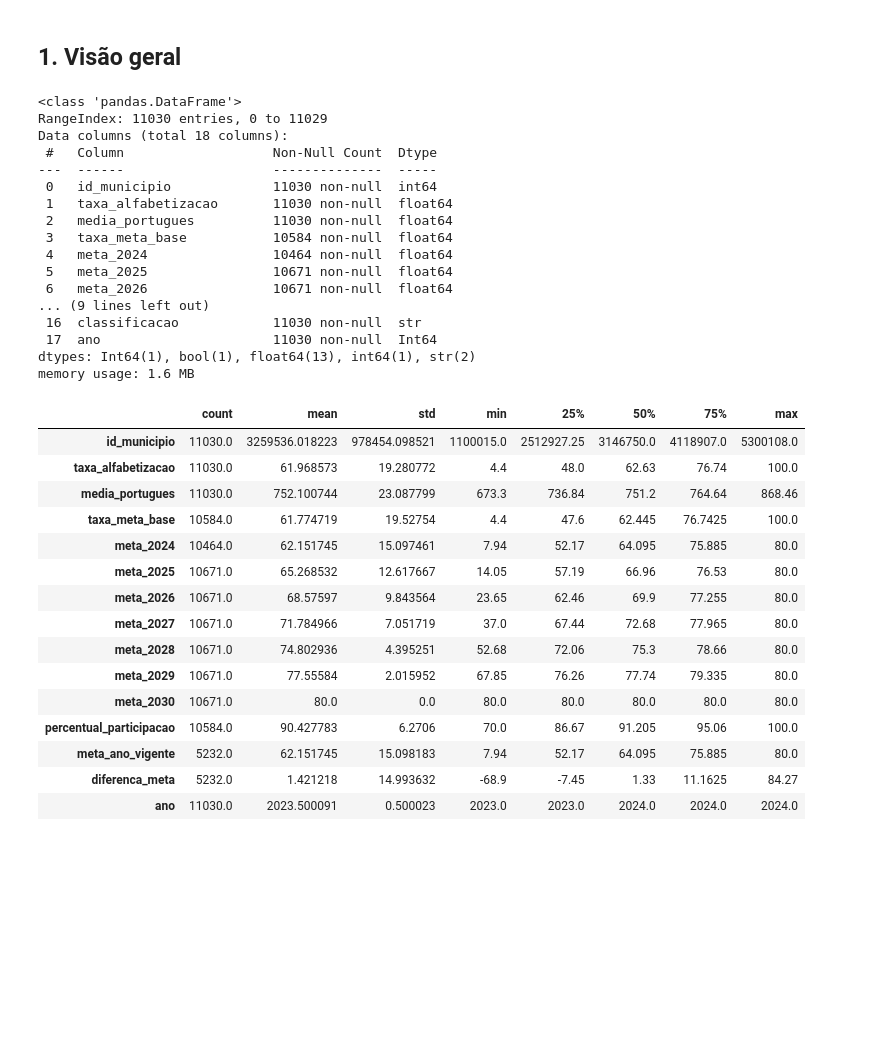
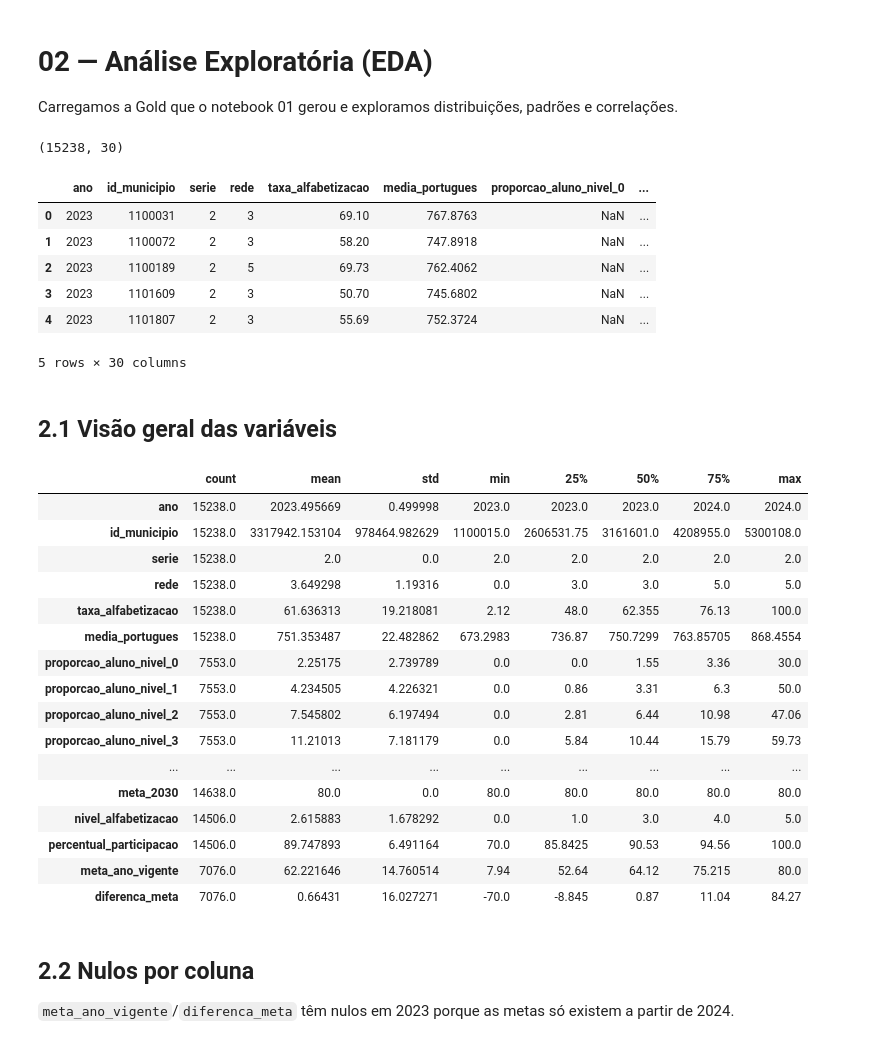
Before and after one commit to gabi-lopes/1IAST-Tech-Challenge-Fase3, a Jupyter notebook: notebooks/02_eda.ipynb, the cells around one changed output. Saved outputs shown, nothing was run; the diff lists cells and outputs as text; code cells hidden in the pictures; blank space fills up the shorter version.

```diff
--- a/notebooks/02_eda.ipynb
+++ b/notebooks/02_eda.ipynb
@@ -59,42 +1,53 @@ Gold: (11030, 18) | anos: [np.int64(2023), np.int64(2024)]
+# %% [markdown]
+# 02 — Análise Exploratória (EDA)
+
+Carregamos a Gold que o notebook 01 gerou e exploramos distribuições, padrões e correlações.
+# %%
+import pandas as pd
+import matplotlib.pyplot as plt
+import seaborn as sns
+
+sns.set_theme(style="whitegrid")
+
+gold = pd.read_parquet("../data/gold/gold_indicador_municipio.parquet")
+print(gold.shape)
+gold.head()
+# %% [output]
+(15238, 30)
+|  | ano | id_municipio | serie | rede | taxa_alfabetizacao | media_portugues | proporcao_aluno_nivel_0 | ... |
+| 0 | 2023 | 1100031 | 2 | 3 | 69.10 | 767.8763 | NaN | ... |
+| 1 | 2023 | 1100072 | 2 | 3 | 58.20 | 747.8918 | NaN | ... |
+| 2 | 2023 | 1100189 | 2 | 5 | 69.73 | 762.4062 | NaN | ... |
+| 3 | 2023 | 1101609 | 2 | 3 | 50.70 | 745.6802 | NaN | ... |
+| 4 | 2023 | 1101807 | 2 | 3 | 55.69 | 752.3724 | NaN | ... |
+5 rows × 30 columns
 # %% [markdown]
-## 1. Visão geral
+## 2.1 Visão geral das variáveis
 # %%
-gold.info()
 gold.describe().T
 # %% [output]
-<class 'pandas.DataFrame'>
-RangeIndex: 11030 entries, 0 to 11029
-Data columns (total 18 columns):
- #   Column                   Non-Null Count  Dtype
----  ------                   --------------  -----
- 0   id_municipio             11030 non-null  int64
- 1   taxa_alfabetizacao       11030 non-null  float64
- 2   media_portugues          11030 non-null  float64
- 3   taxa_meta_base           10584 non-null  float64
- 4   meta_2024                10464 non-null  float64
- 5   meta_2025                10671 non-null  float64
- 6   meta_2026                10671 non-null  float64
-... (9 lines left out)
- 16  classificacao            11030 non-null  str
- 17  ano                      11030 non-null  Int64
-dtypes: Int64(1), bool(1), float64(13), int64(1), str(2)
-memory usage: 1.6 MB
 |  | count | mean | std | min | 25% | 50% | 75% | max |
-| id_municipio | 11030.0 | 3259536.018223 | 978454.098521 | 1100015.0 | 2512927.25 | 3146750.0 | 4118907.0 | 5300108.0 |
-| taxa_alfabetizacao | 11030.0 | 61.968573 | 19.280772 | 4.4 | 48.0 | 62.63 | 76.74 | 100.0 |
-| media_portugues | 11030.0 | 752.100744 | 23.087799 | 673.3 | 736.84 | 751.2 | 764.64 | 868.46 |
-| taxa_meta_base | 10584.0 | 61.774719 | 19.52754 | 4.4 | 47.6 | 62.445 | 76.7425 | 100.0 |
-| meta_2024 | 10464.0 | 62.151745 | 15.097461 | 7.94 | 52.17 | 64.095 | 75.885 | 80.0 |
-| meta_2025 | 10671.0 | 65.268532 | 12.617667 | 14.05 | 57.19 | 66.96 | 76.53 | 80.0 |
-| meta_2026 | 10671.0 | 68.57597 | 9.843564 | 23.65 | 62.46 | 69.9 | 77.255 | 80.0 |
-| meta_2027 | 10671.0 | 71.784966 | 7.051719 | 37.0 | 67.44 | 72.68 | 77.965 | 80.0 |
-| meta_2028 | 10671.0 | 74.802936 | 4.395251 | 52.68 | 72.06 | 75.3 | 78.66 | 80.0 |
-| meta_2029 | 10671.0 | 77.55584 | 2.015952 | 67.85 | 76.26 | 77.74 | 79.335 | 80.0 |
-| meta_2030 | 10671.0 | 80.0 | 0.0 | 80.0 | 80.0 | 80.0 | 80.0 | 80.0 |
-| percentual_participacao | 10584.0 | 90.427783 | 6.2706 | 70.0 | 86.67 | 91.205 | 95.06 | 100.0 |
-| meta_ano_vigente | 5232.0 | 62.151745 | 15.098183 | 7.94 | 52.17 | 64.095 | 75.885 | 80.0 |
-| diferenca_meta | 5232.0 | 1.421218 | 14.993632 | -68.9 | -7.45 | 1.33 | 11.1625 | 84.27 |
-| ano | 11030.0 | 2023.500091 | 0.500023 | 2023.0 | 2023.0 | 2024.0 | 2024.0 | 2024.0 |
+| ano | 15238.0 | 2023.495669 | 0.499998 | 2023.0 | 2023.0 | 2023.0 | 2024.0 | 2024.0 |
+| id_municipio | 15238.0 | 3317942.153104 | 978464.982629 | 1100015.0 | 2606531.75 | 3161601.0 | 4208955.0 | 5300108.0 |
+| serie | 15238.0 | 2.0 | 0.0 | 2.0 | 2.0 | 2.0 | 2.0 | 2.0 |
+| rede | 15238.0 | 3.649298 | 1.19316 | 0.0 | 3.0 | 3.0 | 5.0 | 5.0 |
+| taxa_alfabetizacao | 15238.0 | 61.636313 | 19.218081 | 2.12 | 48.0 | 62.355 | 76.13 | 100.0 |
+| media_portugues | 15238.0 | 751.353487 | 22.482862 | 673.2983 | 736.87 | 750.7299 | 763.85705 | 868.4554 |
+| proporcao_aluno_nivel_0 | 7553.0 | 2.25175 | 2.739789 | 0.0 | 0.0 | 1.55 | 3.36 | 30.0 |
+| proporcao_aluno_nivel_1 | 7553.0 | 4.234505 | 4.226321 | 0.0 | 0.86 | 3.31 | 6.3 | 50.0 |
+| proporcao_aluno_nivel_2 | 7553.0 | 7.545802 | 6.197494 | 0.0 | 2.81 | 6.44 | 10.98 | 47.06 |
+| proporcao_aluno_nivel_3 | 7553.0 | 11.21013 | 7.181179 | 0.0 | 5.84 | 10.44 | 15.79 | 59.73 |
+| ... | ... | ... | ... | ... | ... | ... | ... | ... |
+| meta_2030 | 14638.0 | 80.0 | 0.0 | 80.0 | 80.0 | 80.0 | 80.0 | 80.0 |
+| nivel_alfabetizacao | 14506.0 | 2.615883 | 1.678292 | 0.0 | 1.0 | 3.0 | 4.0 | 5.0 |
+| percentual_participacao | 14506.0 | 89.747893 | 6.491164 | 70.0 | 85.8425 | 90.53 | 94.56 | 100.0 |
+| meta_ano_vigente | 7076.0 | 62.221646 | 14.760514 | 7.94 | 52.64 | 64.12 | 75.215 | 80.0 |
+| diferenca_meta | 7076.0 | 0.66431 | 16.027271 | -70.0 | -8.845 | 0.87 | 11.04 | 84.27 |
+# %% [markdown]
+## 2.2 Nulos por coluna
+
+`meta_ano_vigente`/`diferenca_meta` têm nulos em 2023 porque as metas só
+existem a partir de 2024.
 # %%
 (gold.isna().mean() * 100).round(1).sort_values(ascending=False).to_frame("% nulos")
 # %% [output]
```
Also changed, not shown: parts of 44 cells of this notebook, 32 other files.
